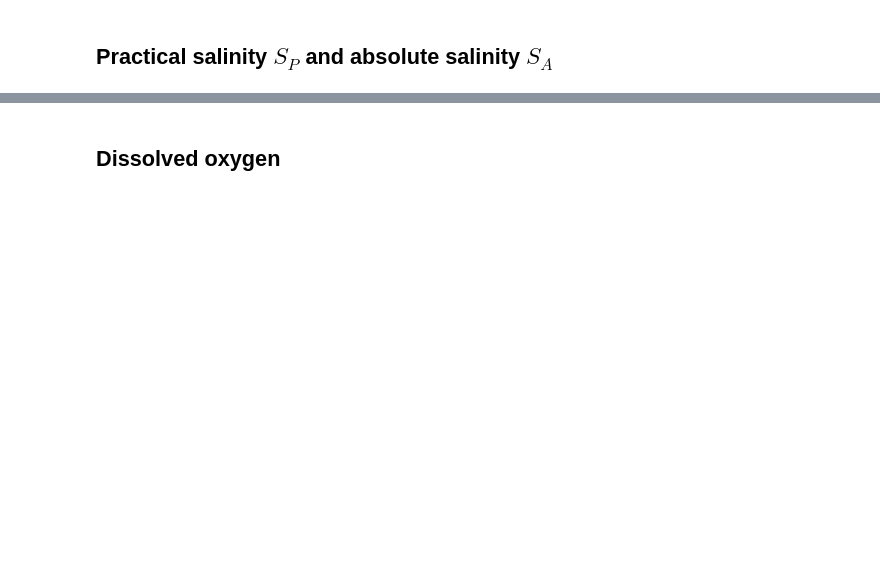
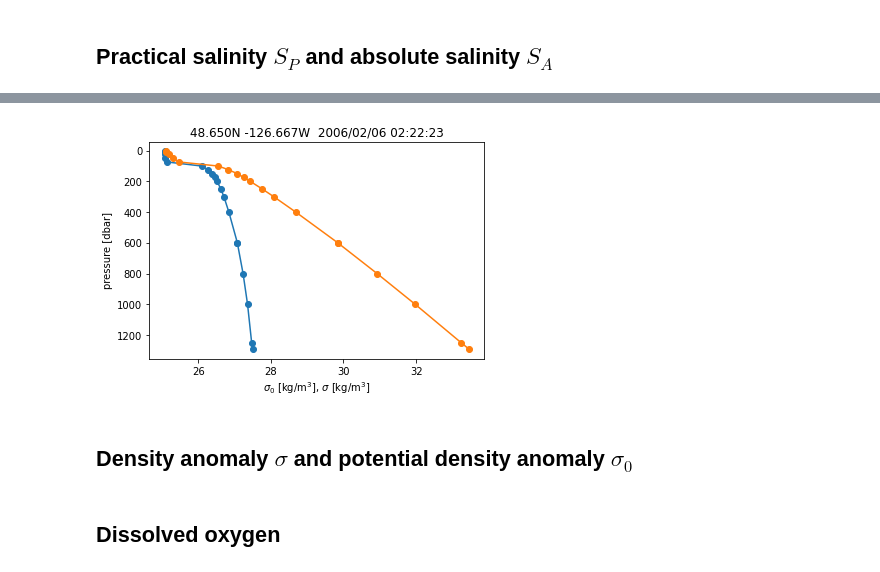
Before and after one commit to tompc35/oceanography-notebooks, a Jupyter notebook: plot_line_p_profiles.ipynb, the cells around one changed output, grey strips where cells are left out. Drawn from its saved outputs; the diff is of its cells as text; code cells hidden in the pictures; blank space fills up the shorter version.

```diff
--- a/plot_line_p_profiles.ipynb
+++ b/plot_line_p_profiles.ipynb
@@ -109,6 +103,8 @@ Use the GSW toolbox to compute absolute salinity, potential temperature and cons
 SA = gsw.SA_from_SP(Sp,p,lon,lat)
 Tpot = gsw.pt_from_t(SA, T, p, 0)
 CT = gsw.CT_from_t(SA,T,p)
+sigma0 = gsw.sigma0(SA, CT)
+rho = gsw.rho(SA,CT,p)
 # %% [markdown]
 # Plots
 
@@ -138,0 +135,8 @@ Text(0.5, 1.0, '50.001N -145.001W  2006/09/28 10:30:08')
+# %%
+plt.plot(sigma0,p,'-o')
+plt.plot(rho-1000,p,'-o')
+plt.gca().invert_yaxis()
+plt.xlabel('$\sigma_0$ [kg/m$^3$], $\sigma$ [kg/m$^3$]')
+plt.ylabel('pressure [dbar]')
+plt.title(str(lat)[:6] + 'N ' + str(lon)[:8] + 'W ' + date_string)
+# %% [output]
@@ -139,3 +144,6 @@ Text(0.5, 1.0, '50.001N -145.001W  2006/09/28 10:30:08')
+[figure, added]
+# %% [markdown]
+## Density anomaly $\sigma$ and potential density anomaly $\sigma_0$
 # %% [markdown]
 ## Dissolved oxygen
 # %%
```
Also changed, not shown: parts of 8 cells of this notebook.
